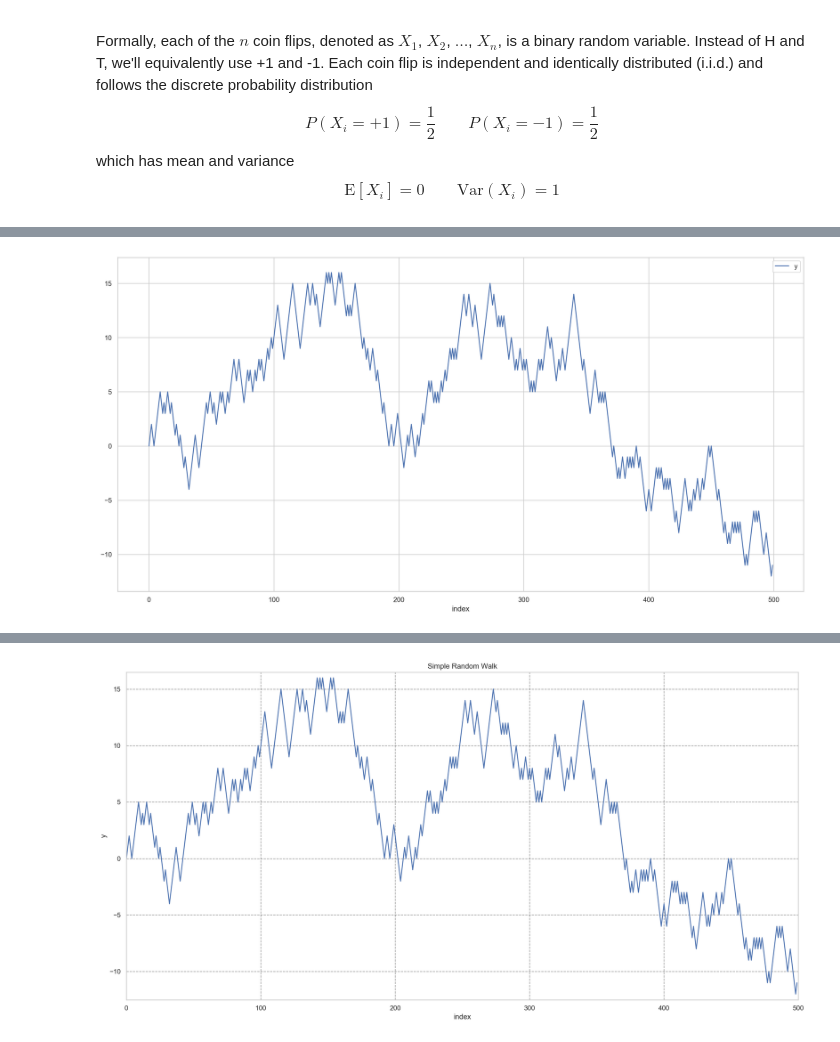
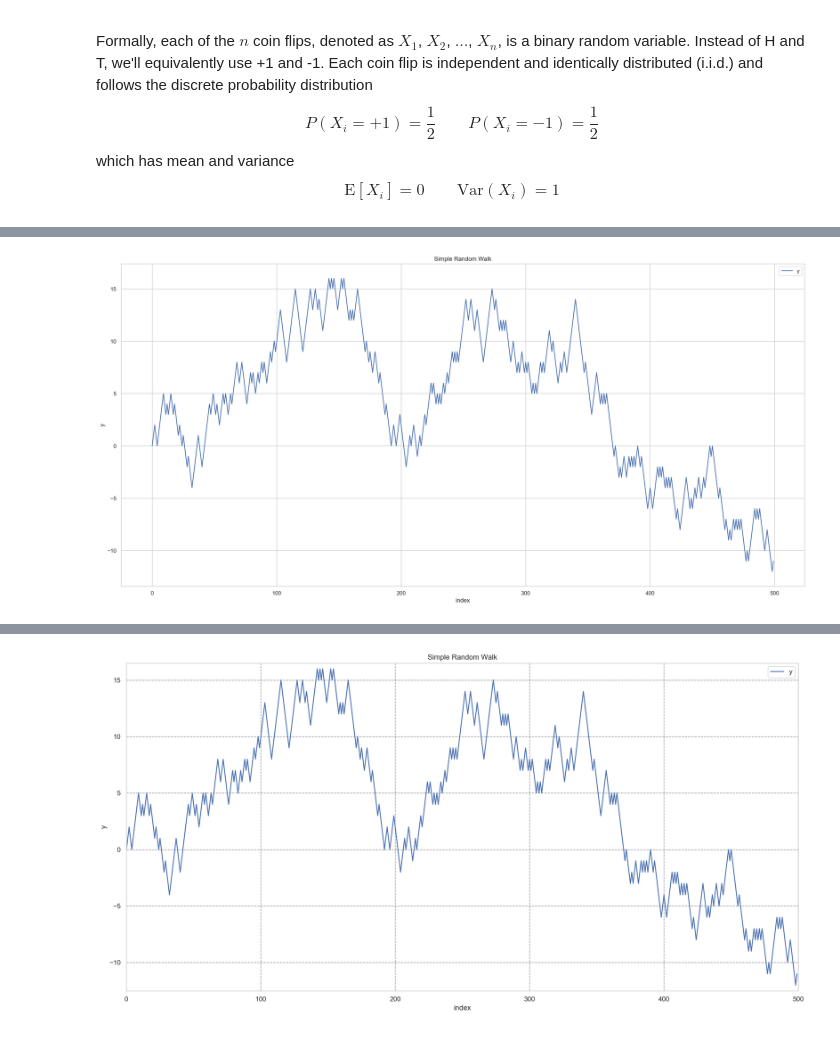
Before and after one commit to ChesterHuynh/stochastic-processes-playground, a Jupyter notebook: random_walk.ipynb, the cells around one changed output, grey strips where cells are left out. Drawn from its saved outputs; the diff is of its cells as text; code cells hidden in the pictures.

```diff
--- a/random_walk.ipynb
+++ b/random_walk.ipynb
@@ -57,16 +59,17 @@ def random_walk(n, y0=0):
 # %%
 np.random.seed(1)
 
 n = 500
 x = np.arange(n)
 y = random_walk(n)
 
 fig, ax = plt.subplots(dpi=200, figsize=(20, 10))
-rw = pd.DataFrame(data=y, columns=['y'], dtype='int64')
-rw = rw.reset_index()  # Explicitly make index a labeled column
-rw.plot(x='index', y='y', ax=ax);
+sns.lineplot(x, y, ax=ax, label='y')
+ax.set(xlabel='index', ylabel='y', title='Simple Random Walk')
+ax.legend()
+fig.tight_layout();
 # %% [output]
-[figure, old version]
+[figure, new version]
 [interactive output not drawn]
 # %%
 Writer = animation.writers['ffmpeg']
```
Also changed, not shown: parts of 2 cells of this notebook, 2 other files.
